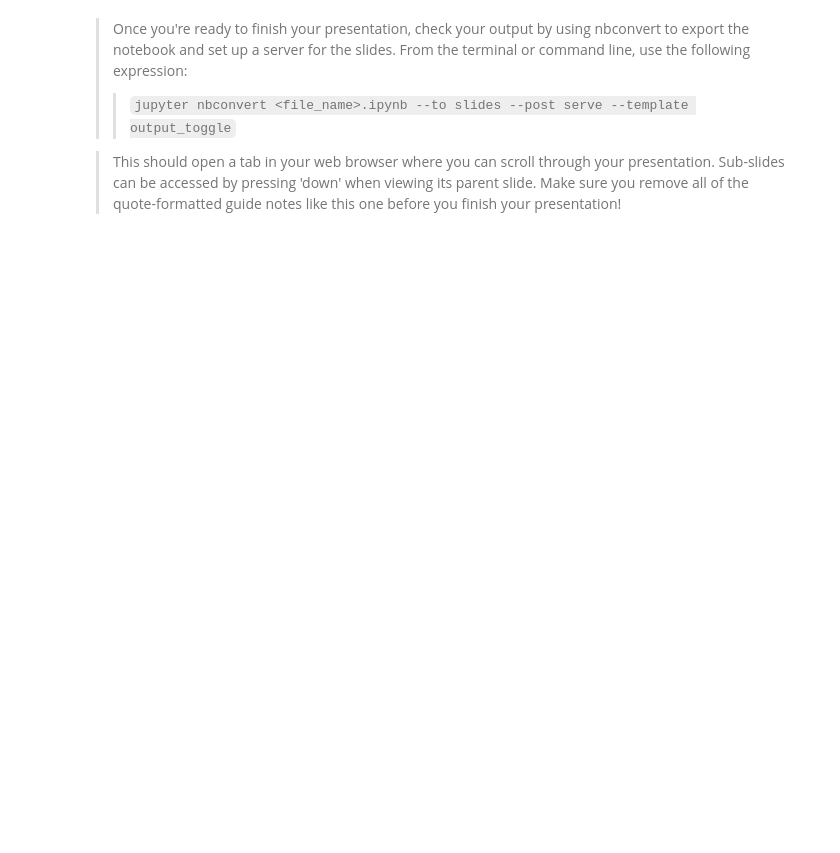
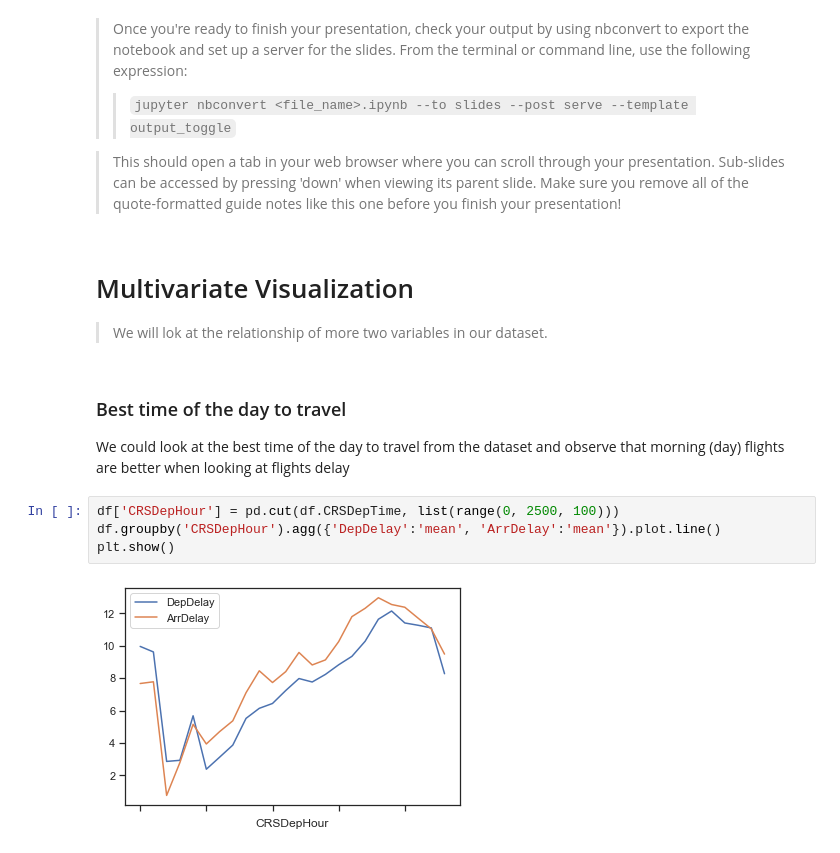
Before and after one commit to komputarist/datascience_nd, a Jupyter notebook: project 5/slide_deck_template.ipynb, the cells around one changed output. Saved outputs shown, nothing was run; the diff lists cells and outputs as text; blank space fills up the shorter version.

```diff
--- a/project 5/slide_deck_template.ipynb
+++ b/project 5/slide_deck_template.ipynb
@@ -102,3 +111,16 @@ terminal or command line, use the following expression:
 presentation. Sub-slides can be accessed by pressing 'down' when viewing its parent
 slide. Make sure you remove all of the quote-formatted guide notes like this one
 before you finish your presentation!
+# %% [markdown]
+# Multivariate Visualization
+
+> We will lok at the relationship of more two variables in our dataset.
+# %% [markdown]
+### Best time of the day to travel
+We could look at the best time of the day to travel from the dataset and observe that morning (day) flights are better when looking at flights delay
+# %%
+df['CRSDepHour'] = pd.cut(df.CRSDepTime, list(range(0, 2500, 100)))
+df.groupby('CRSDepHour').agg({'DepDelay':'mean', 'ArrDelay':'mean'}).plot.line()
+plt.show()
+# %% [output]
+[figure, added]
```
Also changed, not shown: parts of 9 cells of this notebook, 3 other files.
